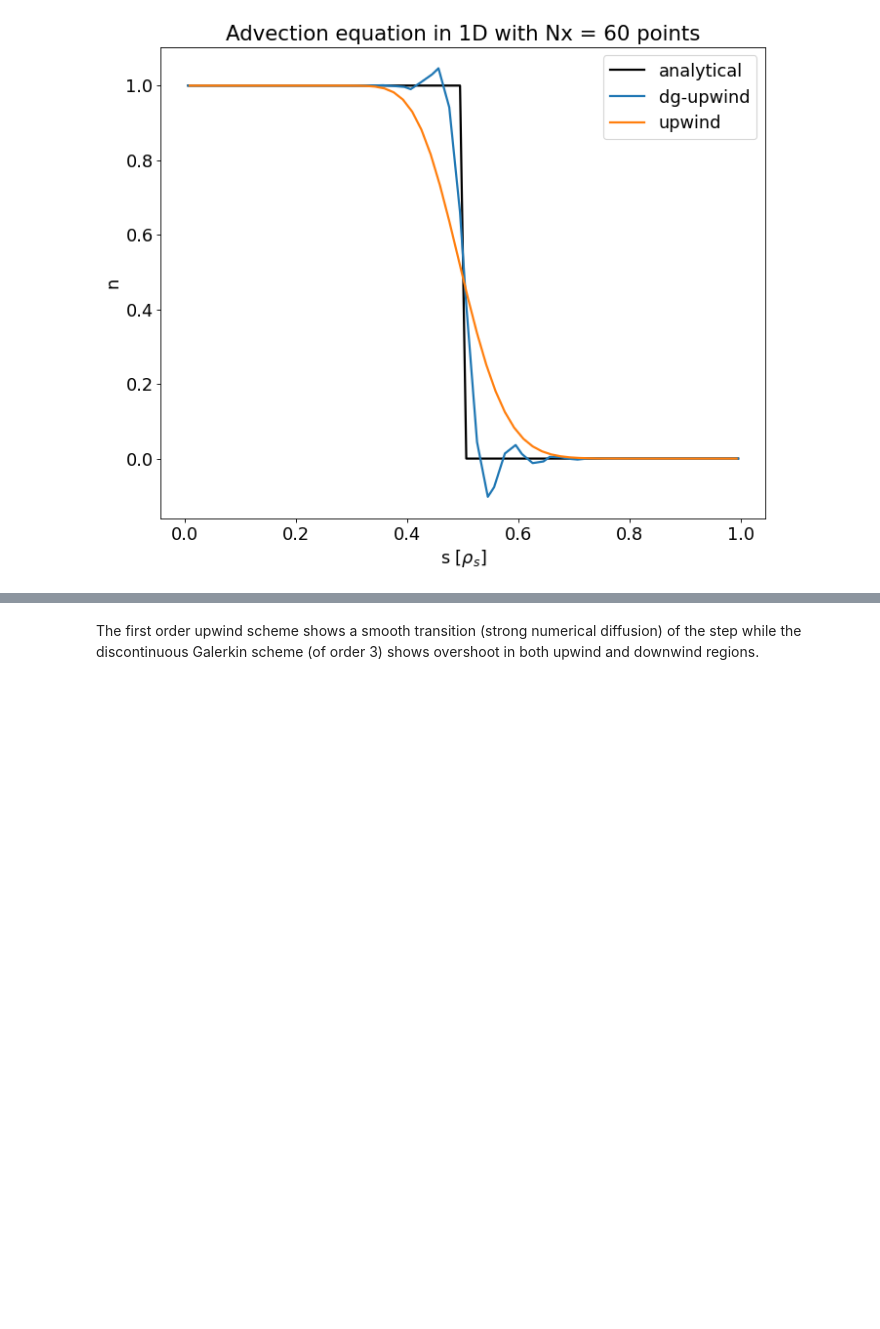
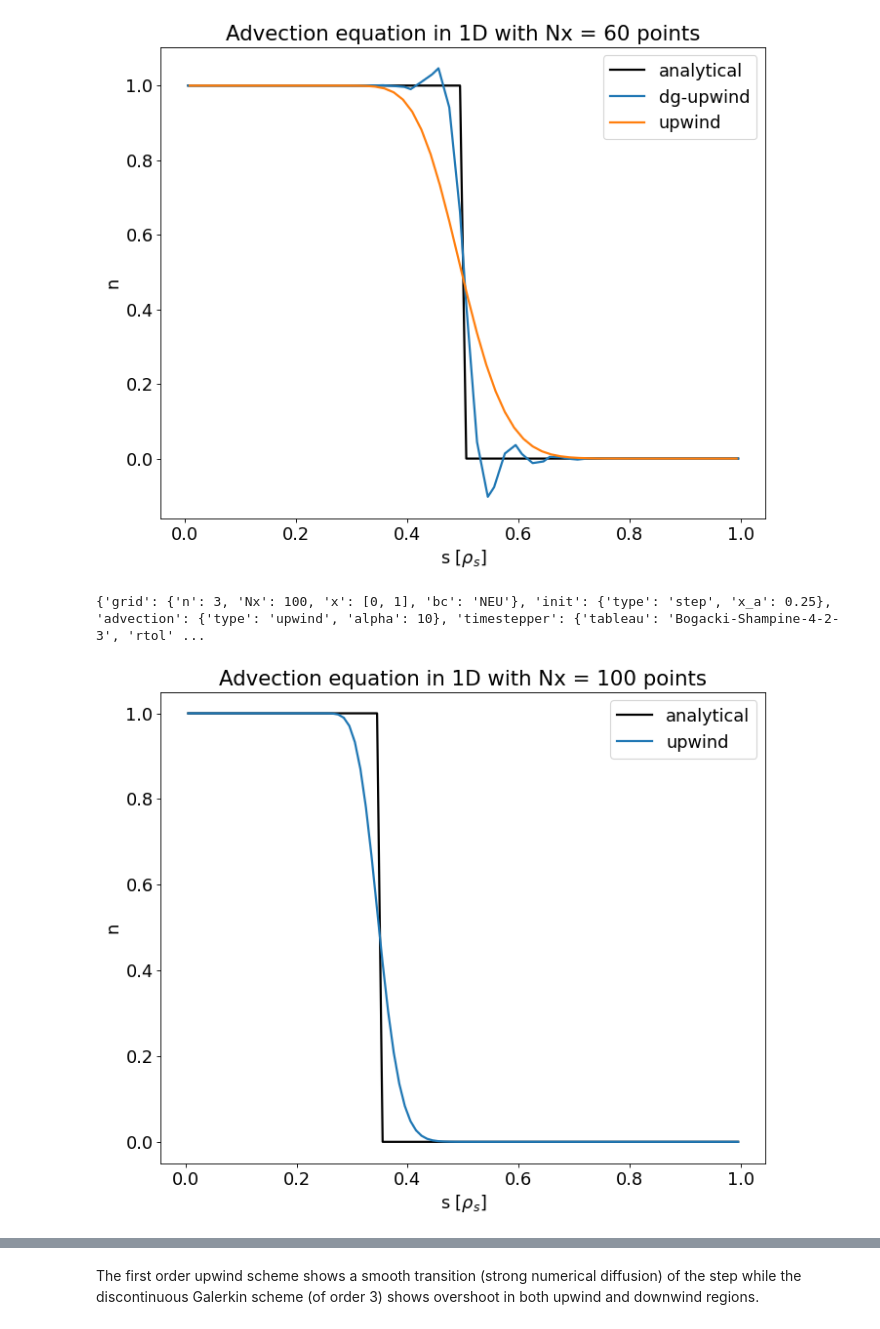
Before and after one commit to mwiesenberger/advection, a Jupyter notebook: upwind.ipynb, the cells around one changed output, grey strips where cells are left out. Saved outputs shown, nothing was run; the diff lists cells and outputs as text; code cells hidden in the pictures; blank space fills up the shorter version.

```diff
--- a/upwind.ipynb
+++ b/upwind.ipynb
@@ -201,3 +204,21 @@ for p in ["dg-upwind","upwind"] :
 plot_upwind(p_list)
 # %% [output]
 [figure]
+# %%
+
+params = make_continuity_input()
+params["grid"]["Nx"] = 100
+params["grid"]["x"] = [0,1]
+params["physical"]["nu"] = 0.0
+
+params["physical"]["velocity"] = 1.0
+params["output"]["tend"] = 0.1
+# params["init"] = {"type" : "wave", "amp" : 0.5,
+#                   "n_0" : 1, "k" : 10*np.pi, "x_0" : 0}
+params["init"]["x_a"] = 0.25
+print(params)
+p_list=[params]
+plot_upwind(p_list)
+# %% [output]
+{'grid': {'n': 3, 'Nx': 100, 'x': [0, 1], 'bc': 'NEU'}, 'init': {'type': 'step', 'x_a': 0.25}, 'advection': {'type': 'upwind', 'alpha': 10}, 'timestepper': {'tableau': 'Bogacki-Shampine-4-2-3', 'rtol' ...
+[figure, added]
```
Also changed, not shown: parts of 2 cells of this notebook, 2 other files.
